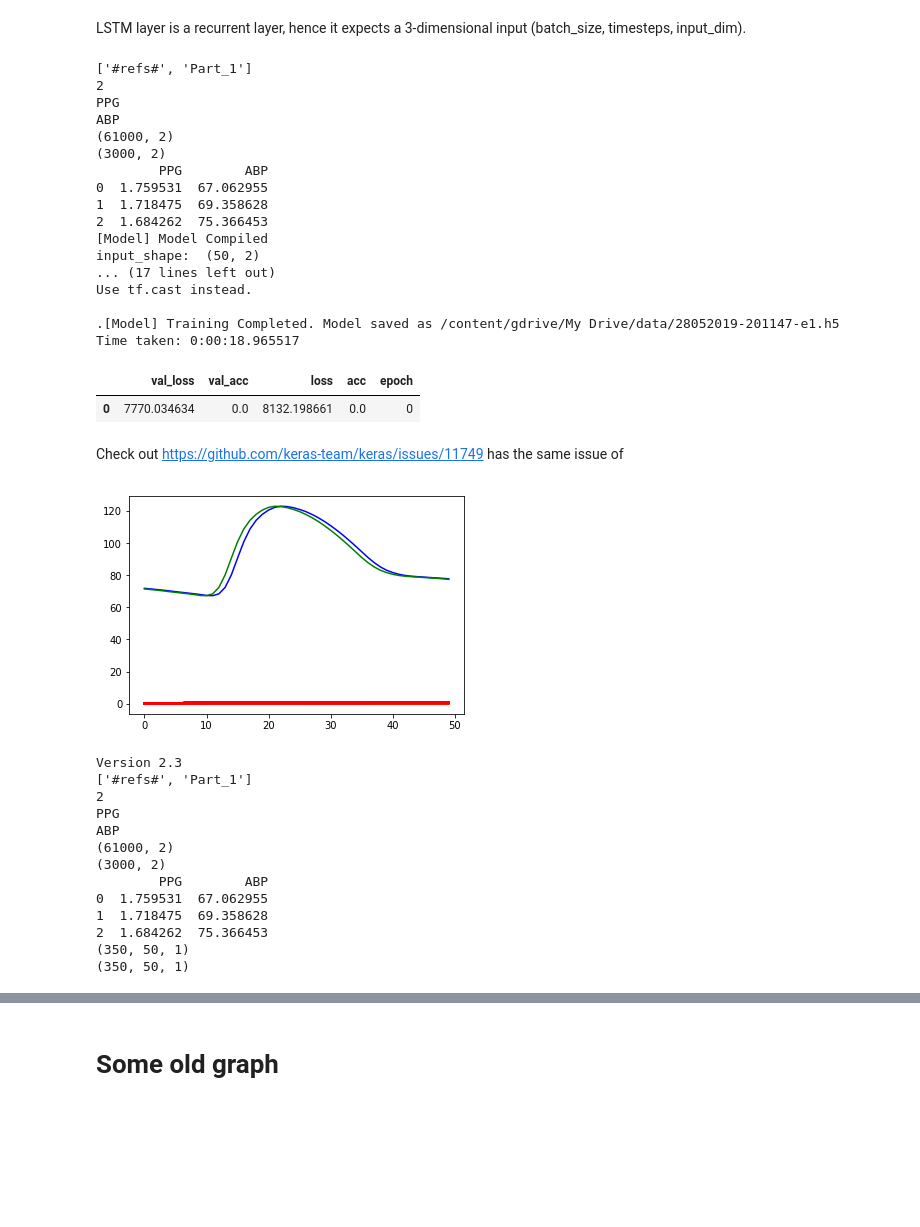
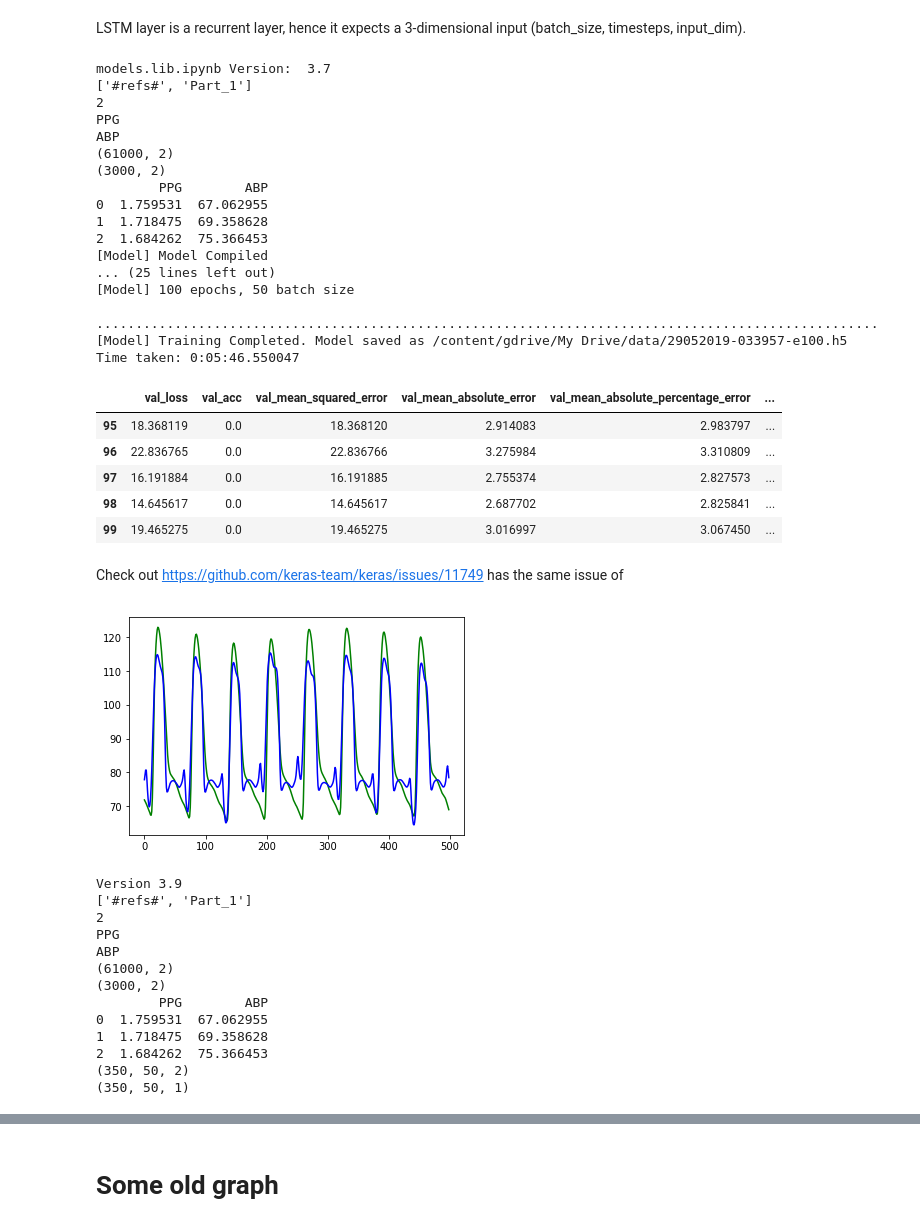
Before and after one commit to hossein20s/Average_Blood_Pressure_estimation, a Jupyter notebook: PPG2BloodPressure.ipynb, the cells around one changed output, grey strips where cells are left out. Drawn from its saved outputs; the diff is of its cells as text; code cells hidden in the pictures; blank space fills up the shorter version.

Commit message:
V3.9 Good measure on 3lstm2drops2dense

```diff
--- a/PPG2BloodPressure.ipynb
+++ b/PPG2BloodPressure.ipynb
@@ -67,7 +68,8 @@ On using
 
 import json
 #CONFIG_JSON_FILE = REPO_DIR + '/config.basic.lstm.json'
-CONFIG_JSON_FILE = REPO_DIR + '/config.attention.json'
+CONFIG_JSON_FILE = REPO_DIR + '/config.2denselstm.json'
+#CONFIG_JSON_FILE = REPO_DIR + '/config.attention.json'
 
 import os
 configs = json.load(open(CONFIG_JSON_FILE, 'r'))
@@ -182,7 +154,7 @@ print(configs['training']['batch_size'])
 history = theModel.train(
   x,
   y,
-  epochs = 1, #configs['training']['epochs'],
+  epochs = configs['training']['epochs'],
   batch_size = configs['training']['batch_size'],
   save_dir = configs['model']['save_dir']
 )
@@ -198,7 +170,7 @@ model.train_generator(
     epochs=configs['training']['epochs'],
     batch_size=configs['training']['batch_size'],
     steps_per_epoch=steps_per_epoch,
-    save_dir=configs['model']['save_dir']
+    save_dir=configs['model']['save_dir']sddddddddddddddddddddddddddddjmnhhhhhhhhhhh
 )
 
 '''
@@ -206,6 +178,7 @@ hist = pd.DataFrame(history.history)
 hist['epoch'] = history.epoch
 hist.tail()
 # %% [output]
+models.lib.ipynb Version:  3.7
 ['#refs#', 'Part_1']
 2
 PPG
@@ -217,23 +190,26 @@ ABP
 1  1.718475  69.358628
 2  1.684262  75.366453
 [Model] Model Compiled
-input_shape:  (50, 2)
-... (17 lines left out)
-Use tf.cast instead.
+... (25 lines left out)
+[Model] 100 epochs, 50 batch size
 
-.[Model] Training Completed. Model saved as /content/gdrive/My Drive/data/28052019-201147-e1.h5
-Time taken: 0:00:18.965517
+....................................................................................................[Model] Training Completed. Model saved as /content/gdrive/My Drive/data/29052019-033957-e100.h5
+Time taken: 0:05:46.550047
-|  | val_loss | val_acc | loss | acc | epoch |
-| 0 | 7770.034634 | 0.0 | 8132.198661 | 0.0 | 0 |
+|  | val_loss | val_acc | val_mean_squared_error | val_mean_absolute_error | val_mean_absolute_percentage_error | ... |
+| 95 | 18.368119 | 0.0 | 18.368120 | 2.914083 | 2.983797 | ... |
+| 96 | 22.836765 | 0.0 | 22.836766 | 3.275984 | 3.310809 | ... |
+| 97 | 16.191884 | 0.0 | 16.191885 | 2.755374 | 2.827573 | ... |
+| 98 | 14.645617 | 0.0 | 14.645617 | 2.687702 | 2.825841 | ... |
+| 99 | 19.465275 | 0.0 | 19.465275 | 3.016997 | 3.067450 | ... |
 # %% [markdown]
 Check out https://github.com/keras-team/keras/issues/11749 has the same issue of
 # %%
 
 predict_train_y = theModel.model.predict(x)
 #_plot0(predict_train_y,y)
-_plotLSTM(predict_train_y[1:500], y[1:500])
+plot_predicts(y[1:500], predict_train_y[1:500])
 # %% [output]
-[figure, old version]
+[figure, new version]
 # %%
 %run $REPO_DIR_SHELL/graph_lib.ipynb
 
@@ -257,7 +233,7 @@ print(y_test.shape)
 #_plot(data.data_test[1:100,0], x_test[:,:,0])
 #_ploty(data.data_test[1:100,1], y_test[1:100,0])
 # %% [output]
-Version 2.3
+Version 3.9
 ['#refs#', 'Part_1']
 2
 PPG
@@ -268,6 +244,6 @@ ABP
 0  1.759531  67.062955
 1  1.718475  69.358628
 2  1.684262  75.366453
+(350, 50, 2)
 (350, 50, 1)
-(350, 50, 1)
 # %%
```
Also changed, not shown: parts of 6 cells of this notebook.
